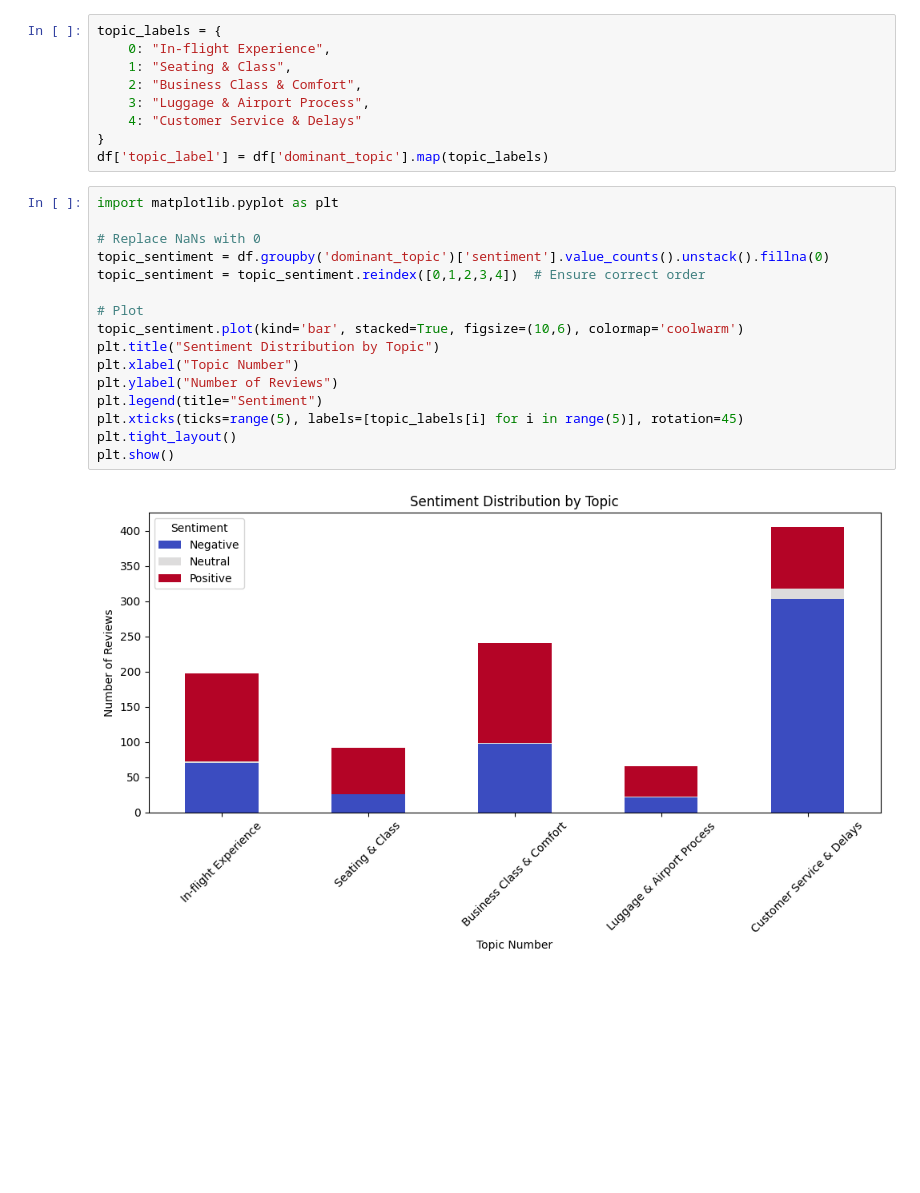
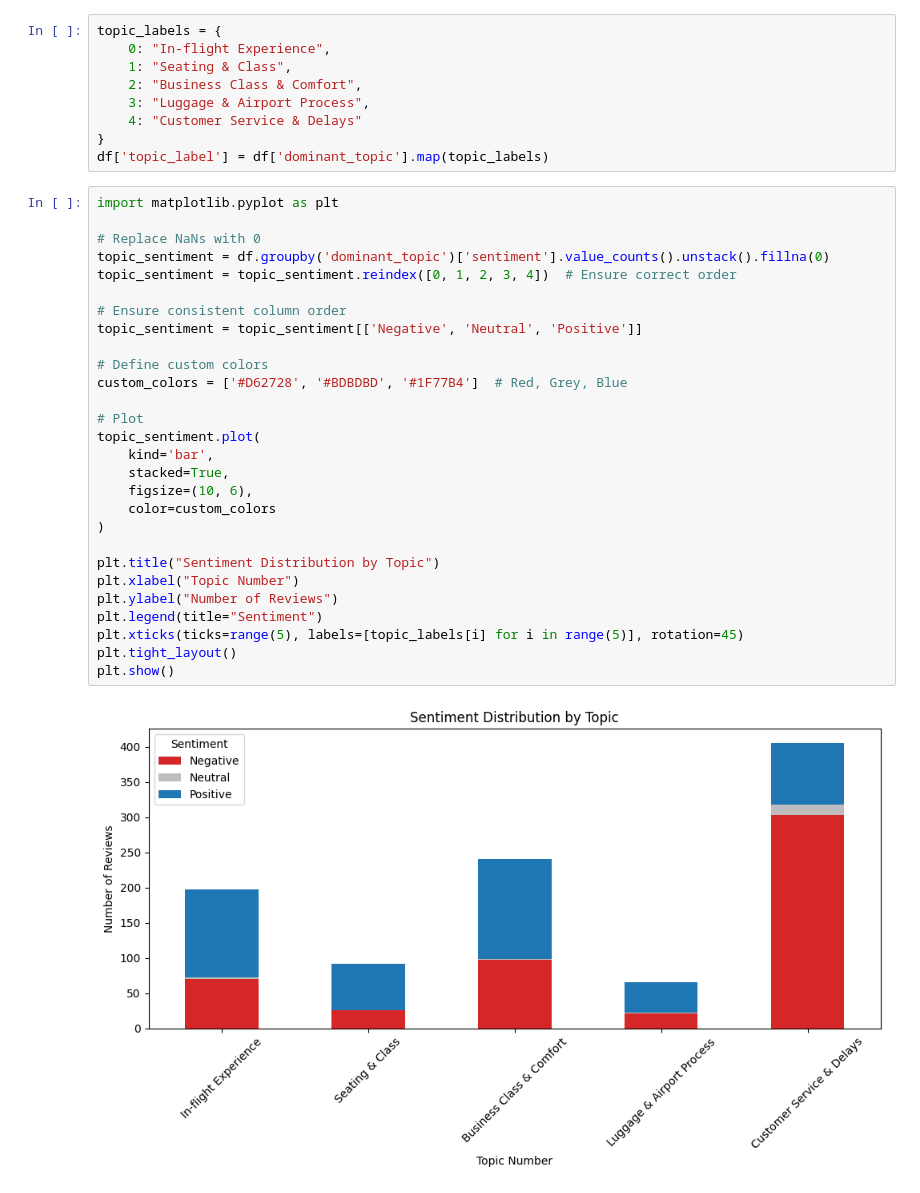
Before and after one commit to OlamidotunT/Topic-modeling-and-sentiment-analysis-of-BA-reviews, a Jupyter notebook: British_Airways_Customer_Review_Analysis.ipynb, the cells around one changed output. Drawn from its saved outputs; the diff is of its cells as text; blank space fills up the shorter version.

```diff
--- a/British_Airways_Customer_Review_Analysis.ipynb
+++ b/British_Airways_Customer_Review_Analysis.ipynb
@@ -448,18 +448,30 @@ df['topic_label'] = df['dominant_topic'].map(topic_labels)
 # %%
 import matplotlib.pyplot as plt
 
 # Replace NaNs with 0
 topic_sentiment = df.groupby('dominant_topic')['sentiment'].value_counts().unstack().fillna(0)
-topic_sentiment = topic_sentiment.reindex([0,1,2,3,4])  # Ensure correct order
+topic_sentiment = topic_sentiment.reindex([0, 1, 2, 3, 4])  # Ensure correct order
+
+# Ensure consistent column order
+topic_sentiment = topic_sentiment[['Negative', 'Neutral', 'Positive']]
+
+# Define custom colors
+custom_colors = ['#D62728', '#BDBDBD', '#1F77B4']  # Red, Grey, Blue
 
 # Plot
-topic_sentiment.plot(kind='bar', stacked=True, figsize=(10,6), colormap='coolwarm')
+topic_sentiment.plot(
+    kind='bar',
+    stacked=True,
+    figsize=(10, 6),
+    color=custom_colors
+)
+
 plt.title("Sentiment Distribution by Topic")
 plt.xlabel("Topic Number")
 plt.ylabel("Number of Reviews")
 plt.legend(title="Sentiment")
 plt.xticks(ticks=range(5), labels=[topic_labels[i] for i in range(5)], rotation=45)
 plt.tight_layout()
 plt.show()
 # %% [output]
-[figure, old version]
+[figure, new version]
```
Also changed, not shown: parts of 2 cells of this notebook.
